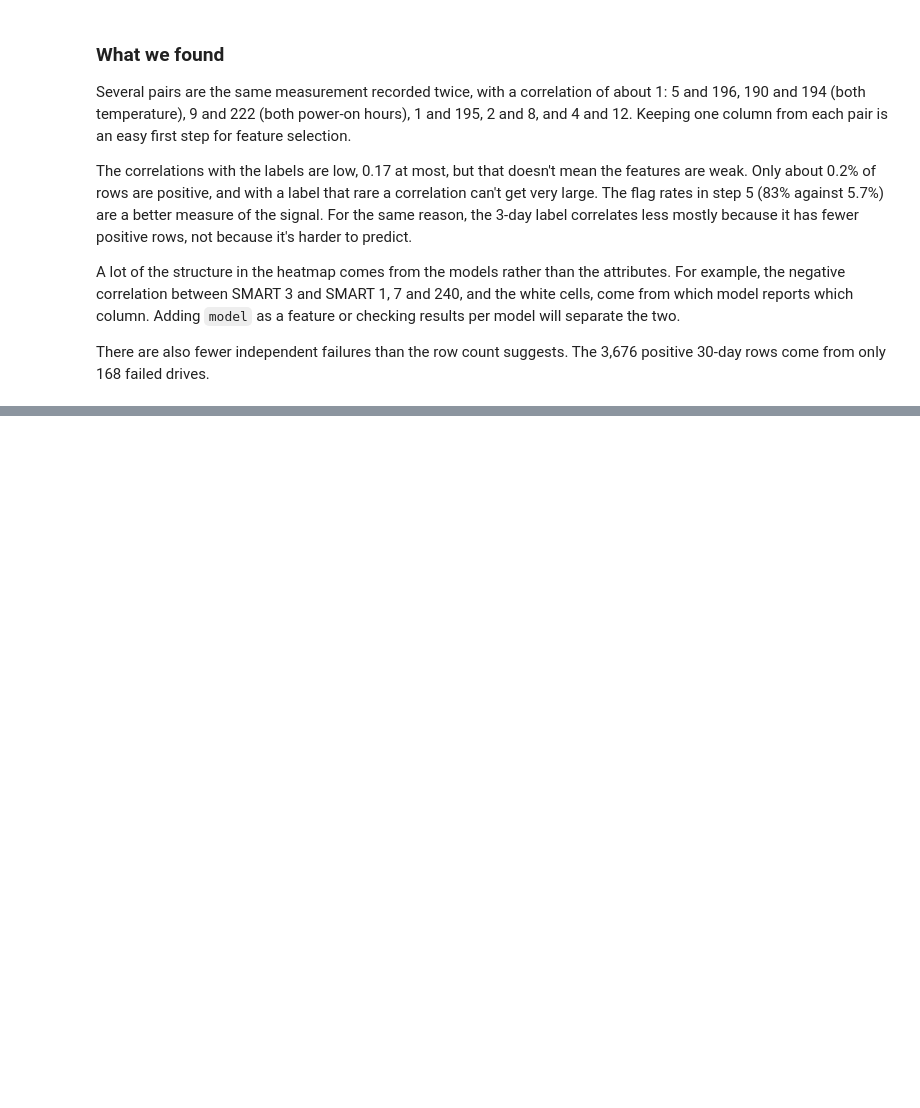
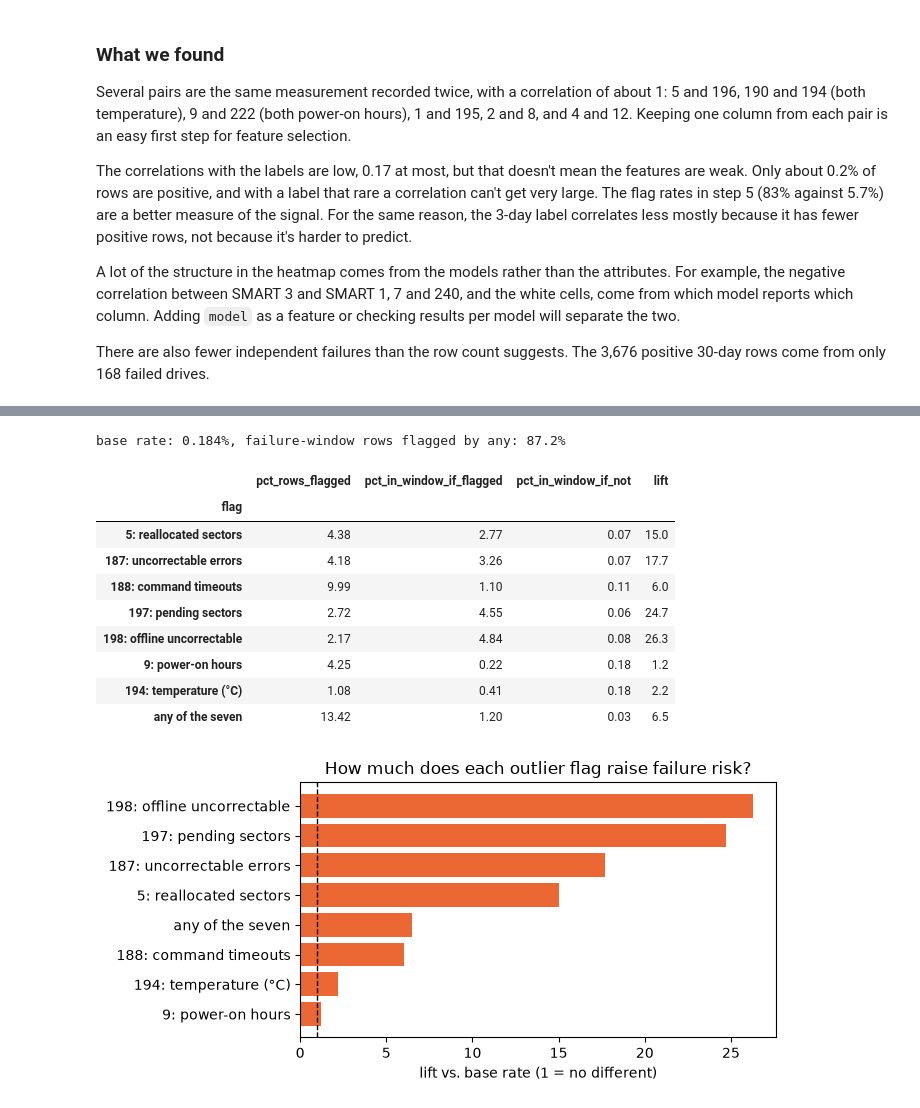
Before and after one commit to matteobombelli/cmpt455-2026-fall-project, a Jupyter notebook: notebooks/EDA_Preprocessing.ipynb, the cells around one changed output, grey strips where cells are left out. Saved outputs shown, nothing was run; the diff lists cells and outputs as text; code cells hidden in the pictures; blank space fills up the shorter version.

Commit message:
Add section 7 outlier analysis to EDA notebook

```diff
--- a/notebooks/EDA_Preprocessing.ipynb
+++ b/notebooks/EDA_Preprocessing.ipynb
@@ -402,0 +409,58 @@ There are also fewer independent failures than the row count suggests. The 3,676
+# %%
+CONTINUOUS = ["smart_9_raw", "smart_194_raw"]
+
+od = con.sql(f"""
+    SELECT model, label_30d, {", ".join(KEY)}
+    FROM '../data/labeled.parquet'
+    WHERE label_30d IS NOT NULL
+""").df()
+od = od.dropna(subset=[c for c in KEY if c not in ("smart_187_raw", "smart_188_raw")])
+
+# Counters: any reading above 0. Age and temperature: 1.5 x IQR within each model
+flags = pd.DataFrame(index=od.index)
+for c in COUNTERS:
+    flags[c] = od[c] > 0
+for c in CONTINUOUS:
+    q1 = od.groupby("model")[c].transform(lambda s: s.quantile(0.25))
+    q3 = od.groupby("model")[c].transform(lambda s: s.quantile(0.75))
+    iqr = q3 - q1
+    flags[c] = (od[c] < q1 - 1.5 * iqr) | (od[c] > q3 + 1.5 * iqr)
+flags["any"] = flags.any(axis=1)
+
+base = od.label_30d.mean()
+rows = []
+for c in flags:
+    has = od[c].notna() if c in od else pd.Series(True, index=od.index)
+    f = flags[c] & has
+    rows.append({
+        "flag": NAMES.get(c, "any of the seven"),
+        "pct_rows_flagged": round(100 * f[has].mean(), 2),
+        "pct_in_window_if_flagged": round(100 * od.loc[f, "label_30d"].mean(), 2),
+        "pct_in_window_if_not": round(100 * od.loc[has & ~f, "label_30d"].mean(), 2),
+        "lift": round(od.loc[f, "label_30d"].mean() / base, 1),
+    })
+lift = pd.DataFrame(rows).set_index("flag")
+print(f"base rate: {100 * base:.3f}%, failure-window rows flagged by any: "
+      f"{100 * flags.loc[od.label_30d == 1, 'any'].mean():.1f}%")
+display(lift)
+
+fig, ax = plt.subplots(figsize=(7, 3.5))
+s = lift["lift"].sort_values()
+ax.barh(s.index, s, color=COLORS[1])
+ax.axvline(1, color="black", lw=1, ls="--")
+ax.set(xlabel="lift vs. base rate (1 = no different)",
+       title="How much does each outlier flag raise failure risk?")
+fig.tight_layout()
+# %% [output]
+base rate: 0.184%, failure-window rows flagged by any: 87.2%
+|  | pct_rows_flagged | pct_in_window_if_flagged | pct_in_window_if_not | lift |
+| flag |  |  |  |  |
+| 5: reallocated sectors | 4.38 | 2.77 | 0.07 | 15.0 |
+| 187: uncorrectable errors | 4.18 | 3.26 | 0.07 | 17.7 |
+| 188: command timeouts | 9.99 | 1.10 | 0.11 | 6.0 |
+| 197: pending sectors | 2.72 | 4.55 | 0.06 | 24.7 |
+| 198: offline uncorrectable | 2.17 | 4.84 | 0.08 | 26.3 |
+| 9: power-on hours | 4.25 | 0.22 | 0.18 | 1.2 |
+| 194: temperature (°C) | 1.08 | 0.41 | 0.18 | 2.2 |
+| any of the seven | 13.42 | 1.20 | 0.03 | 6.5 |
+[figure, added]
```
Also changed, not shown: parts of 3 cells of this notebook.
